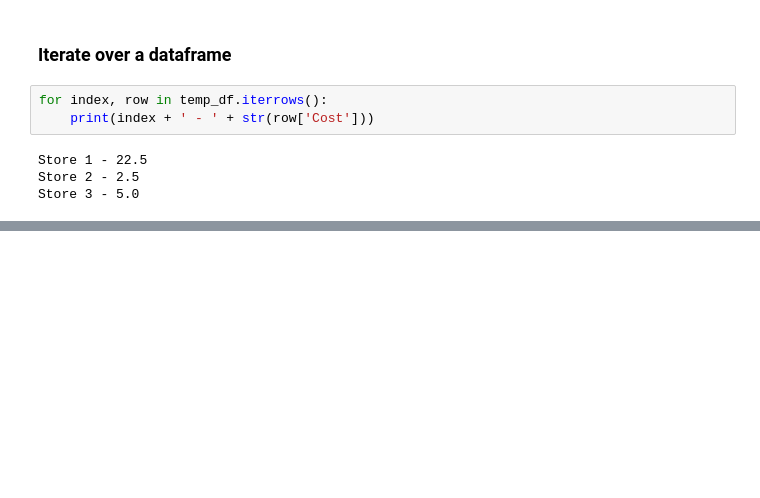
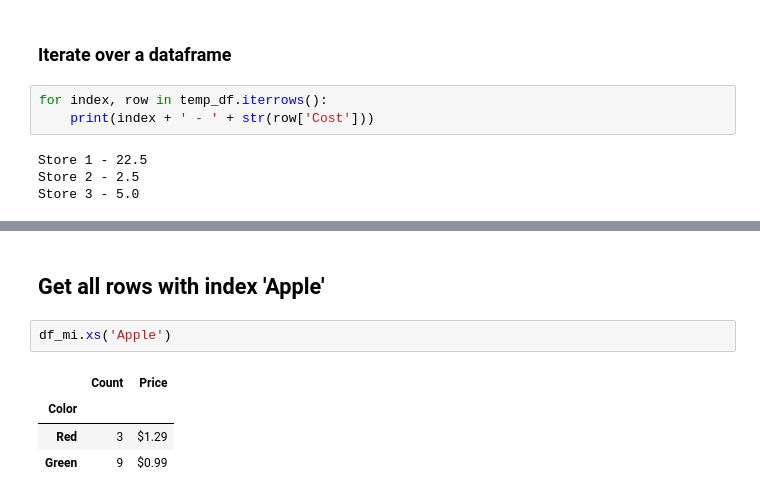
Before and after one commit to sfavorite/pandas_basics, a Jupyter notebook: Basics of Pandas DataFrames .ipynb, the cells around one changed output, grey strips where cells are left out. Cells and saved outputs as stored; diff of their text form; blank space fills up the shorter version.

```diff
--- a/Basics of Pandas DataFrames .ipynb
+++ b/Basics of Pandas DataFrames .ipynb
@@ -324,0 +353,9 @@ Store 3 - 5.0
+# %% [markdown]
+## Get all rows with index 'Apple'
+# %%
+df_mi.xs('Apple')
+# %% [output]
+|  | Count | Price |
+| Color |  |  |
+| Red | 3 | $1.29 |
+| Green | 9 | $0.99 |
```
Also changed, not shown: parts of 12 cells of this notebook.
